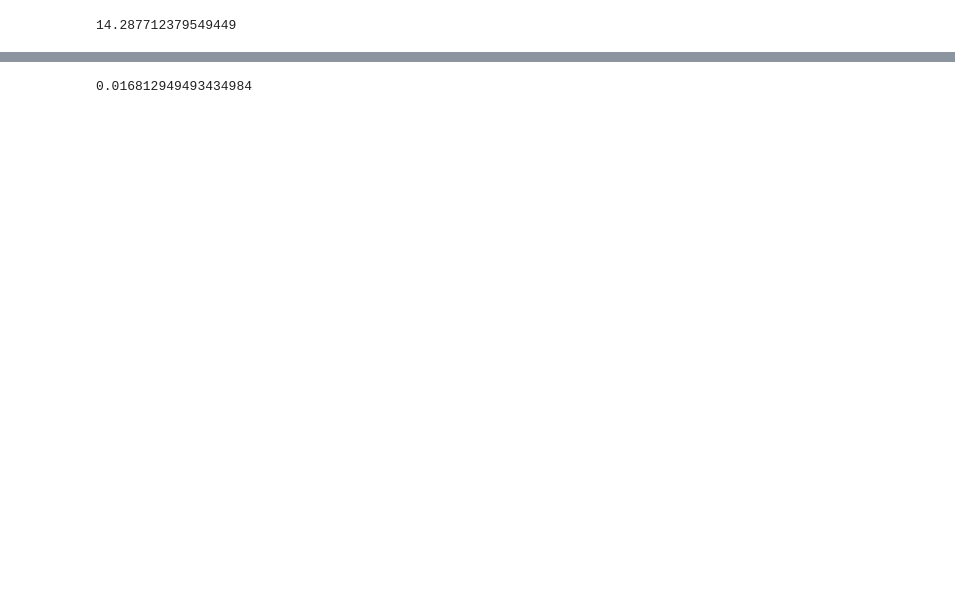
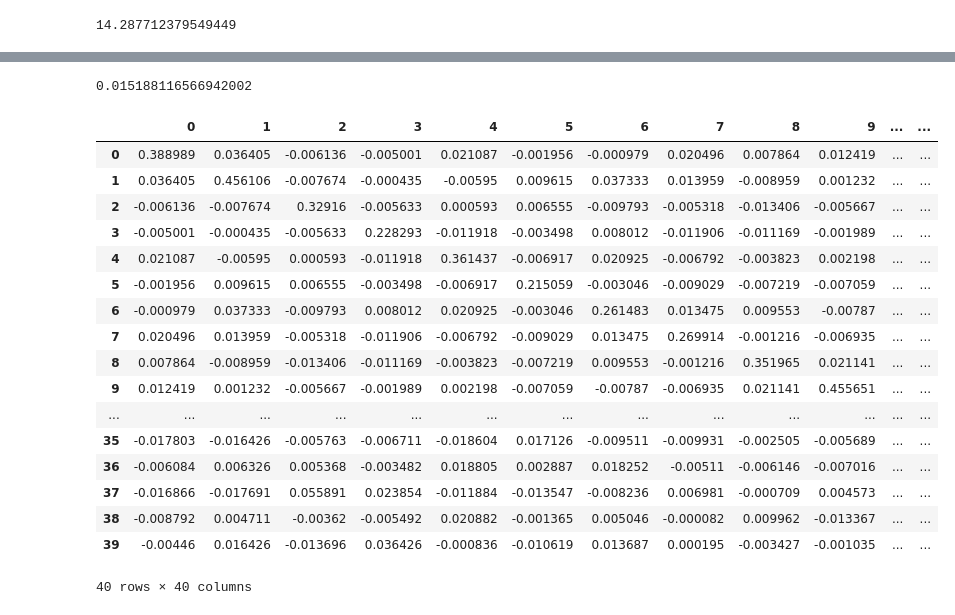
Before and after one commit to m11o/lablib-notebook, a Jupyter notebook: notebooks/sulfur/test_monte_corlo.ipynb, the cells around one changed output, grey strips where cells are left out. Cells and saved outputs as stored; diff of their text form; code cells hidden in the pictures; blank space fills up the shorter version.

```diff
--- a/notebooks/sulfur/test_monte_corlo.ipynb
+++ b/notebooks/sulfur/test_monte_corlo.ipynb
@@ -205,6 +214,27 @@ For each parameter, n_eff is a crude measure of effective sample size,
 and Rhat is the potential scale reduction factor on split chains (at
 convergence, Rhat=1).
 # %%
-np.mean(fit.extract('mu')['mu']) + min_value5
+np.mean(fit.extract('mu')['mu']) + min_value
 # %% [output]
-0.016812949493434984
+0.015188116566942002
+# %%
+result[1]
+# %% [output]
+|  | 0 | 1 | 2 | 3 | 4 | 5 | 6 | 7 | 8 | 9 | ... | ... |
+| 0 | 0.388989 | 0.036405 | -0.006136 | -0.005001 | 0.021087 | -0.001956 | -0.000979 | 0.020496 | 0.007864 | 0.012419 | ... | ... |
+| 1 | 0.036405 | 0.456106 | -0.007674 | -0.000435 | -0.00595 | 0.009615 | 0.037333 | 0.013959 | -0.008959 | 0.001232 | ... | ... |
+| 2 | -0.006136 | -0.007674 | 0.32916 | -0.005633 | 0.000593 | 0.006555 | -0.009793 | -0.005318 | -0.013406 | -0.005667 | ... | ... |
+| 3 | -0.005001 | -0.000435 | -0.005633 | 0.228293 | -0.011918 | -0.003498 | 0.008012 | -0.011906 | -0.011169 | -0.001989 | ... | ... |
+| 4 | 0.021087 | -0.00595 | 0.000593 | -0.011918 | 0.361437 | -0.006917 | 0.020925 | -0.006792 | -0.003823 | 0.002198 | ... | ... |
+| 5 | -0.001956 | 0.009615 | 0.006555 | -0.003498 | -0.006917 | 0.215059 | -0.003046 | -0.009029 | -0.007219 | -0.007059 | ... | ... |
+| 6 | -0.000979 | 0.037333 | -0.009793 | 0.008012 | 0.020925 | -0.003046 | 0.261483 | 0.013475 | 0.009553 | -0.00787 | ... | ... |
+| 7 | 0.020496 | 0.013959 | -0.005318 | -0.011906 | -0.006792 | -0.009029 | 0.013475 | 0.269914 | -0.001216 | -0.006935 | ... | ... |
+| 8 | 0.007864 | -0.008959 | -0.013406 | -0.011169 | -0.003823 | -0.007219 | 0.009553 | -0.001216 | 0.351965 | 0.021141 | ... | ... |
+| 9 | 0.012419 | 0.001232 | -0.005667 | -0.001989 | 0.002198 | -0.007059 | -0.00787 | -0.006935 | 0.021141 | 0.455651 | ... | ... |
+| ... | ... | ... | ... | ... | ... | ... | ... | ... | ... | ... | ... | ... |
+| 35 | -0.017803 | -0.016426 | -0.005763 | -0.006711 | -0.018604 | 0.017126 | -0.009511 | -0.009931 | -0.002505 | -0.005689 | ... | ... |
+| 36 | -0.006084 | 0.006326 | 0.005368 | -0.003482 | 0.018805 | 0.002887 | 0.018252 | -0.00511 | -0.006146 | -0.007016 | ... | ... |
+| 37 | -0.016866 | -0.017691 | 0.055891 | 0.023854 | -0.011884 | -0.013547 | -0.008236 | 0.006981 | -0.000709 | 0.004573 | ... | ... |
+| 38 | -0.008792 | 0.004711 | -0.00362 | -0.005492 | 0.020882 | -0.001365 | 0.005046 | -0.000082 | 0.009962 | -0.013367 | ... | ... |
+| 39 | -0.00446 | 0.016426 | -0.013696 | 0.036426 | -0.000836 | -0.010619 | 0.013687 | 0.000195 | -0.003427 | -0.001035 | ... | ... |
+40 rows × 40 columns
```
Also changed, not shown: parts of 16 cells of this notebook.
